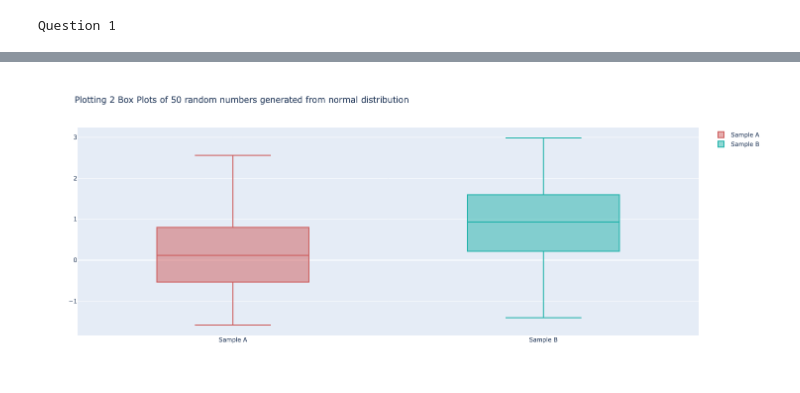
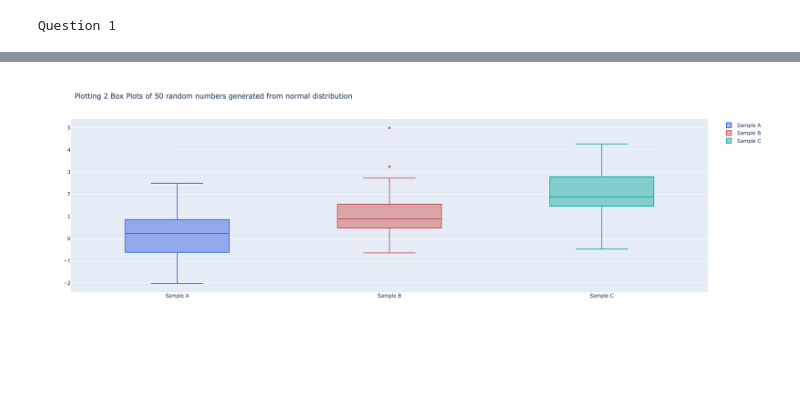
Before and after one commit to sailordi/visualizations, a Jupyter notebook: Notebook_ex07.ipynb, the cells around one changed output, grey strips where cells are left out. Drawn from its saved outputs; the diff is of its cells as text; code cells hidden in the pictures; blank space fills up the shorter version.

```diff
--- a/Notebook_ex07.ipynb
+++ b/Notebook_ex07.ipynb
@@ -10,8 +10,10 @@ y2 = np.random.randn(50) + 2
 
 fig = go.Figure()
 fig.add_trace(go.Box(y=y0, name='Sample A',
+                marker_color = 'royalblue'))
+fig.add_trace(go.Box(y=y1, name = 'Sample B',
                 marker_color = 'indianred'))
-fig.add_trace(go.Box(y=y1, name = 'Sample B',
+fig.add_trace(go.Box(y=y2, name = 'Sample C',
                 marker_color = 'lightseagreen'))
 
 fig.update_layout(width=1200, height=600, title_text='Plotting 2 Box Plots of 50 random numbers generated from normal distribution')
@@ -24 +25 @@ Question 1
-[figure, old version]
+[figure, new version]
```
Also changed, not shown: parts of 1 cell of this notebook, 9 other files.
